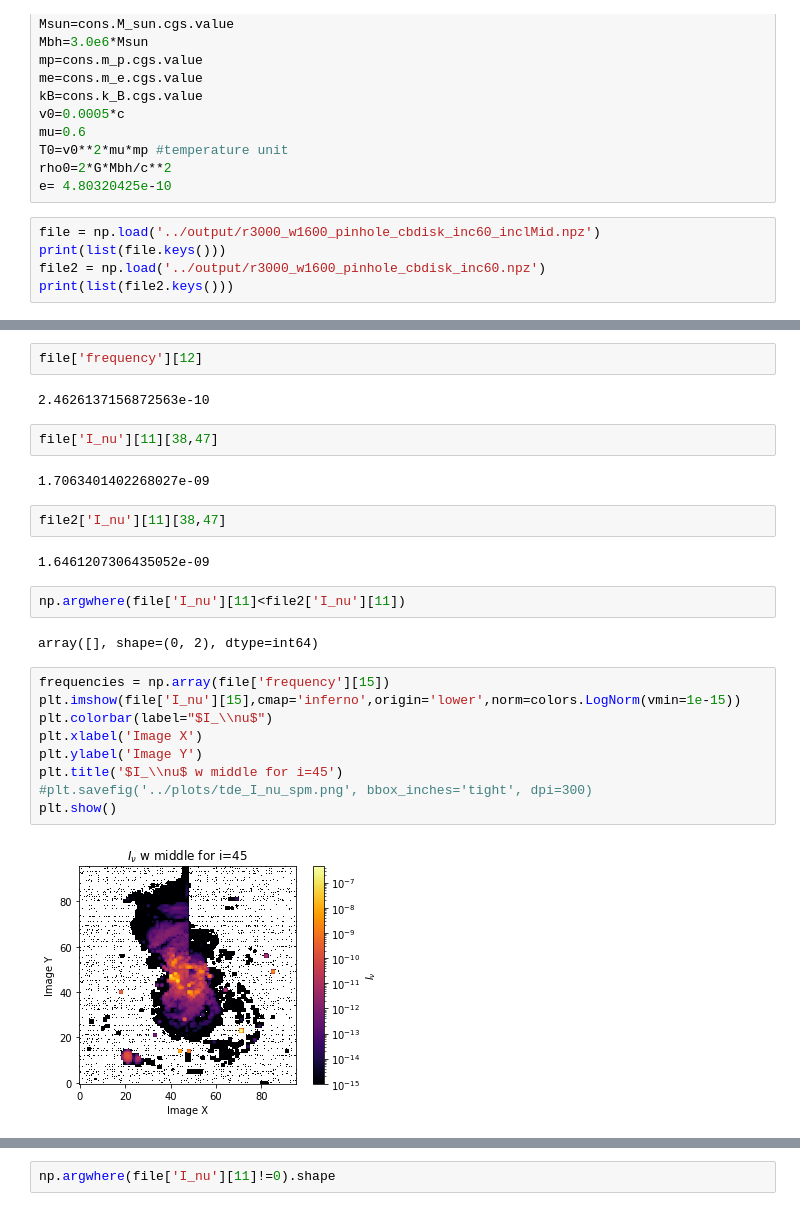
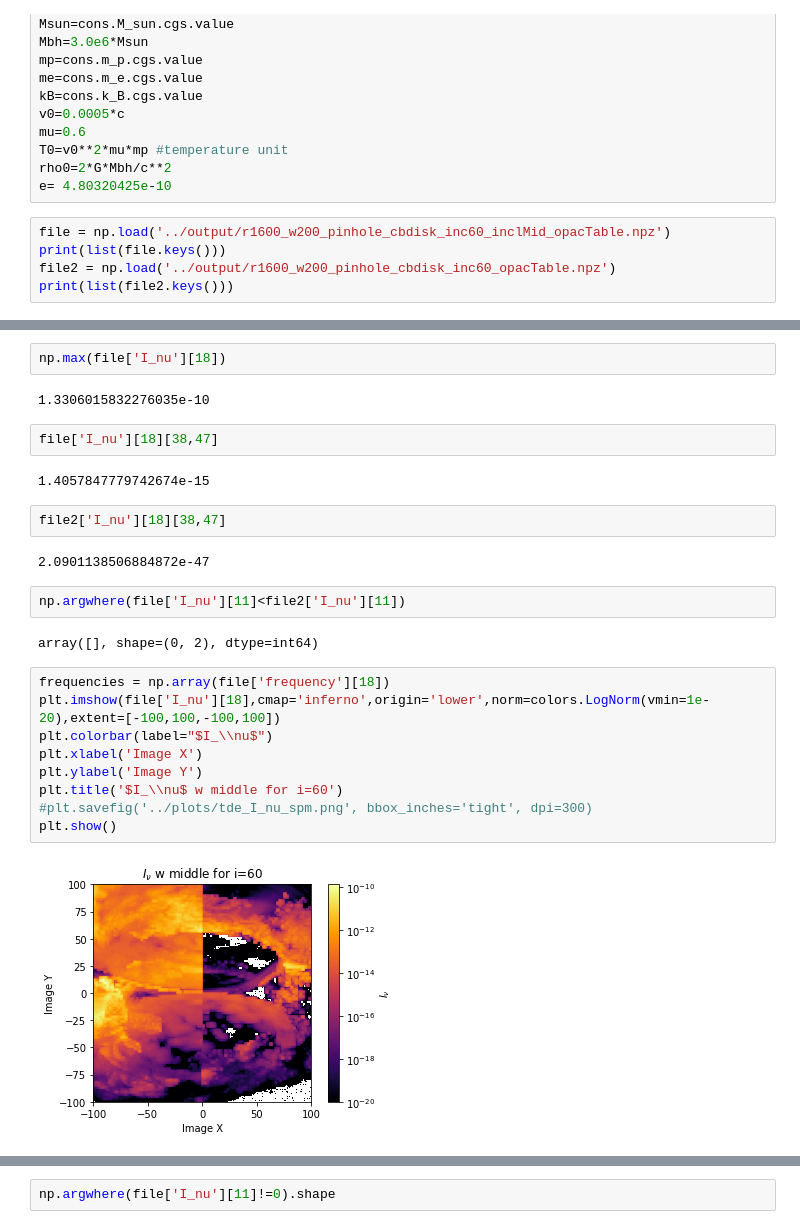
Before and after one commit to thomas-03/blacklight, a Jupyter notebook: scripts/imageFiles.ipynb, the cells around one changed output, grey strips where cells are left out. Drawn from its saved outputs; the diff is of its cells as text.

```diff
--- a/scripts/imageFiles.ipynb
+++ b/scripts/imageFiles.ipynb
@@ -30,8 +30,8 @@ T0=v0**2*mu*mp #temperature unit
 rho0=2*G*Mbh/c**2
 e= 4.80320425e-10
 # %%
-file = np.load('../output/r3000_w1600_pinhole_cbdisk_inc60_inclMid.npz')
+file = np.load('../output/r1600_w200_pinhole_cbdisk_inc60_inclMid_opacTable.npz')
 print(list(file.keys()))
-file2 = np.load('../output/r3000_w1600_pinhole_cbdisk_inc60.npz')
+file2 = np.load('../output/r1600_w200_pinhole_cbdisk_inc60_opacTable.npz')
 print(list(file2.keys()))
 # %% [output]
@@ -44,28 +44,28 @@ array([1600.])
-# %%
-file['frequency'][12]
-# %% [output]
-2.4626137156872563e-10
+# %%
+np.max(file['I_nu'][18])
+# %% [output]
+1.3306015832276035e-10
 # %%
-file['I_nu'][11][38,47]
+file['I_nu'][18][38,47]
 # %% [output]
-1.7063401402268027e-09
+1.4057847779742674e-15
 # %%
-file2['I_nu'][11][38,47]
+file2['I_nu'][18][38,47]
 # %% [output]
-1.6461207306435052e-09
+2.0901138506884872e-47
 # %%
 np.argwhere(file['I_nu'][11]<file2['I_nu'][11])
 # %% [output]
 array([], shape=(0, 2), dtype=int64)
 # %%
-frequencies = np.array(file['frequency'][15])
-plt.imshow(file['I_nu'][15],cmap='inferno',origin='lower',norm=colors.LogNorm(vmin=1e-15))
+frequencies = np.array(file['frequency'][18])
+plt.imshow(file['I_nu'][18],cmap='inferno',origin='lower',norm=colors.LogNorm(vmin=1e-20),extent=[-100,100,-100,100])
 plt.colorbar(label="$I_\\nu$")
 plt.xlabel('Image X')
 plt.ylabel('Image Y')
-plt.title('$I_\\nu$ w middle for i=45')
+plt.title('$I_\\nu$ w middle for i=60')
 #plt.savefig('../plots/tde_I_nu_spm.png', bbox_inches='tight', dpi=300)
 plt.show()
 # %% [output]
-[figure, old version]
+[figure, new version]
 # %%
```
Also changed, not shown: parts of 6 cells of this notebook, 3 other files.
